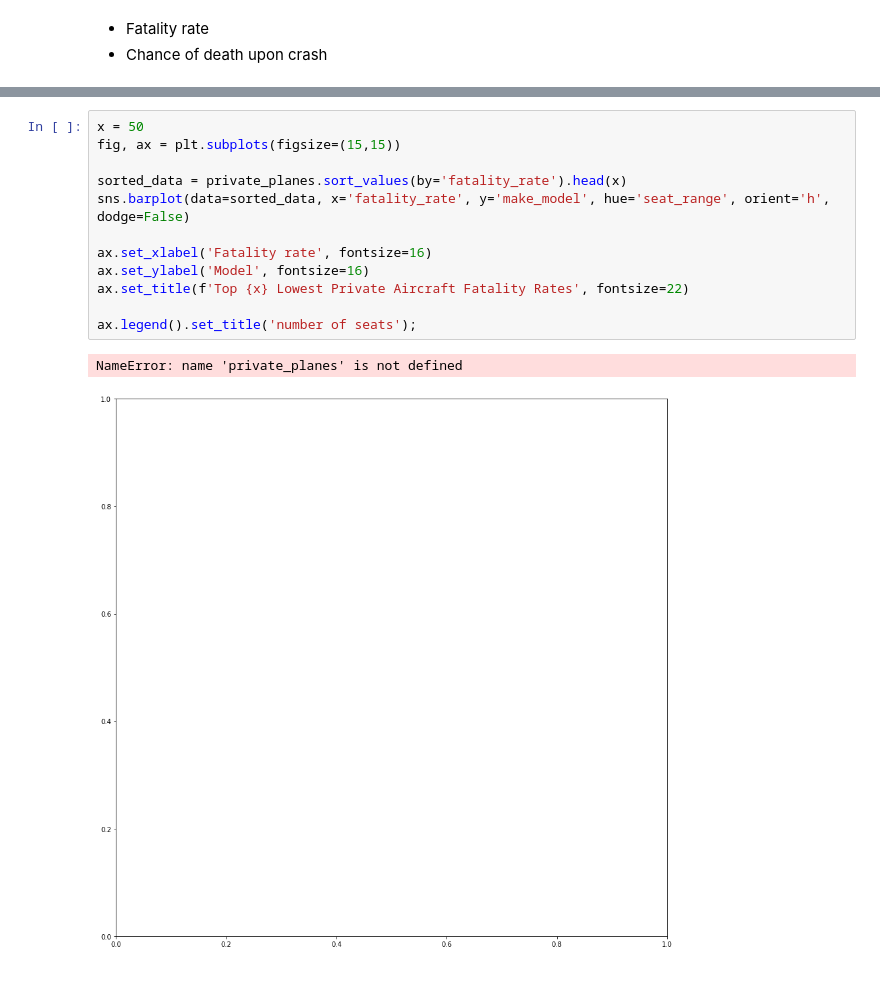
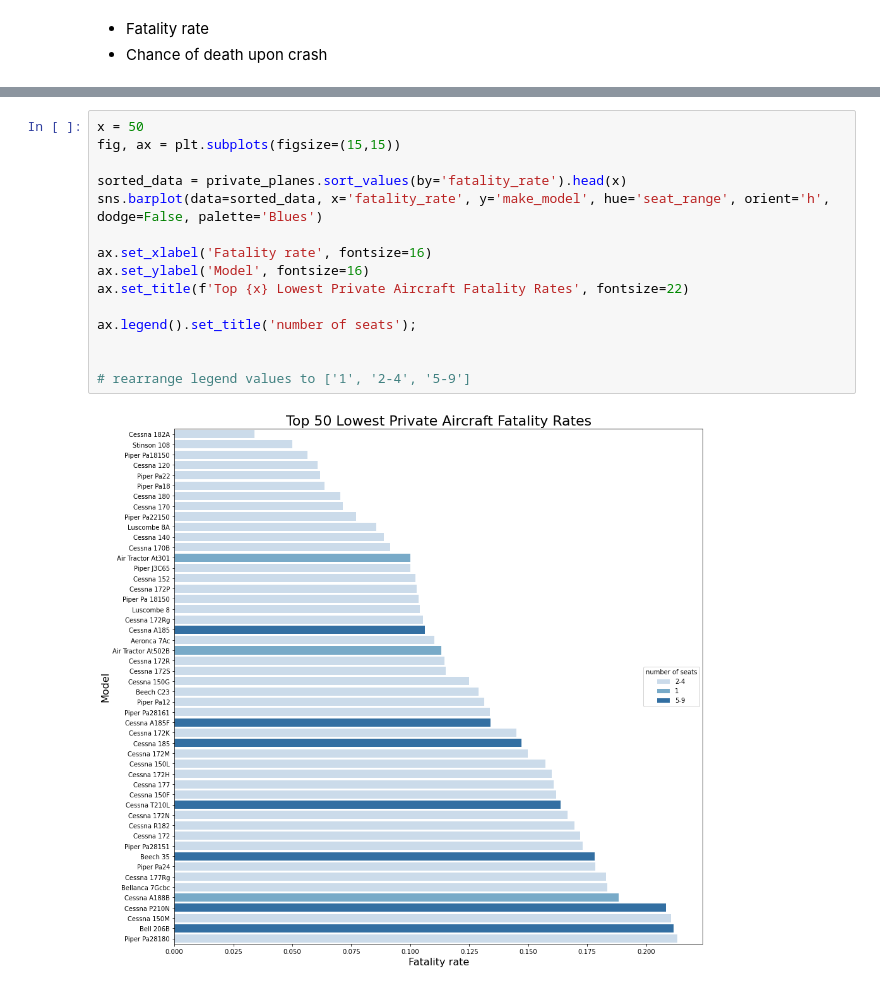
Before and after one commit to dvdhartsman/phase_1_project, a Jupyter notebook: heaths_notebooks/cleaning_4.ipynb, the cells around one changed output, grey strips where cells are left out. Saved outputs shown, nothing was run; the diff lists cells and outputs as text.

```diff
--- a/heaths_notebooks/cleaning_4.ipynb
+++ b/heaths_notebooks/cleaning_4.ipynb
@@ -514,15 +587,17 @@ Name: fatality_rate, dtype: float64
 # %%
 x = 50
 fig, ax = plt.subplots(figsize=(15,15))
 
 sorted_data = private_planes.sort_values(by='fatality_rate').head(x)
-sns.barplot(data=sorted_data, x='fatality_rate', y='make_model', hue='seat_range', orient='h', dodge=False)
+sns.barplot(data=sorted_data, x='fatality_rate', y='make_model', hue='seat_range', orient='h', dodge=False, palette='Blues')
 
 ax.set_xlabel('Fatality rate', fontsize=16)
 ax.set_ylabel('Model', fontsize=16)
 ax.set_title(f'Top {x} Lowest Private Aircraft Fatality Rates', fontsize=22)
 
 ax.legend().set_title('number of seats');
+
+
+# rearrange legend values to ['1', '2-4', '5-9']
 # %% [output]
-NameError: name 'private_planes' is not defined
-[figure, old version]
+[figure, new version]
```
Also changed, not shown: parts of 26 cells of this notebook, 3 other files.
